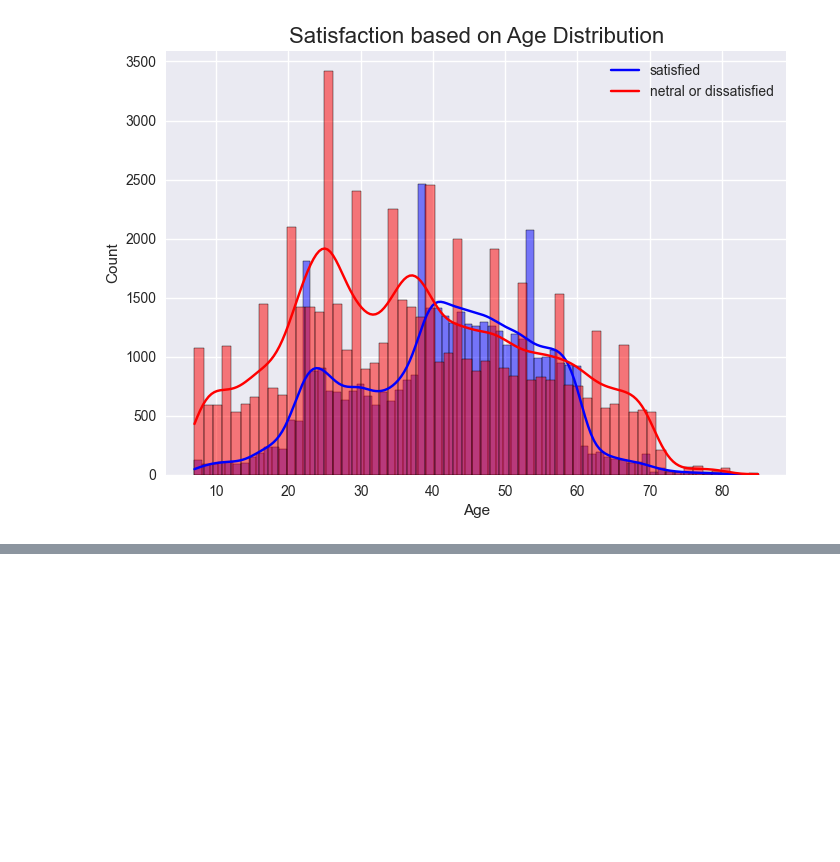
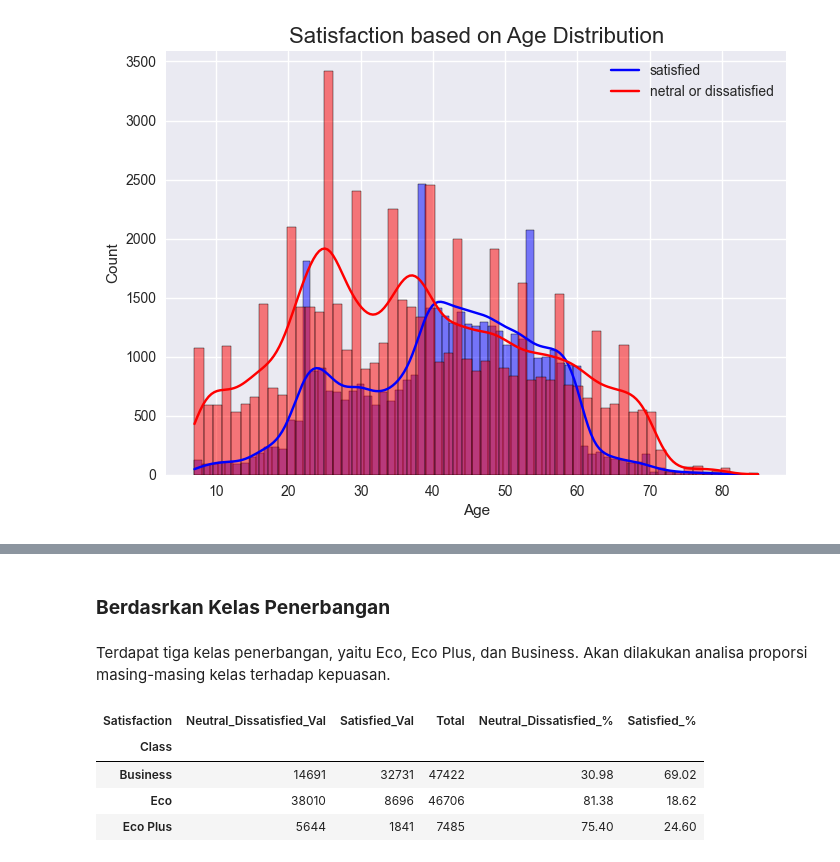
Before and after one commit to Abrahamtarra/US-Airline-Passenger-Satisfaction, a Jupyter notebook: notebooks/Analysis.ipynb, the cells around one changed output, grey strips where cells are left out. Drawn from its saved outputs; the diff is of its cells as text; code cells hidden in the pictures; blank space fills up the shorter version.

```diff
--- a/notebooks/Analysis.ipynb
+++ b/notebooks/Analysis.ipynb
@@ -200,0 +291,12 @@ plt.show()
+# %% [markdown]
+### **Berdasrkan Kelas Penerbangan**
+# %% [markdown]
+Terdapat tiga kelas penerbangan, yaitu Eco, Eco Plus, dan Business. Akan dilakukan analisa proporsi masing-masing kelas terhadap kepuasan.
+# %%
+TabelProporsiKepuasan('Class','Satisfaction',df)
+# %% [output]
+| Satisfaction | Neutral_Dissatisfied_Val | Satisfied_Val | Total | Neutral_Dissatisfied_% | Satisfied_% |
+| Class |  |  |  |  |  |
+| Business | 14691 | 32731 | 47422 | 30.98 | 69.02 |
+| Eco | 38010 | 8696 | 46706 | 81.38 | 18.62 |
+| Eco Plus | 5644 | 1841 | 7485 | 75.40 | 24.60 |
```
Also changed, not shown: parts of 20 cells of this notebook.
